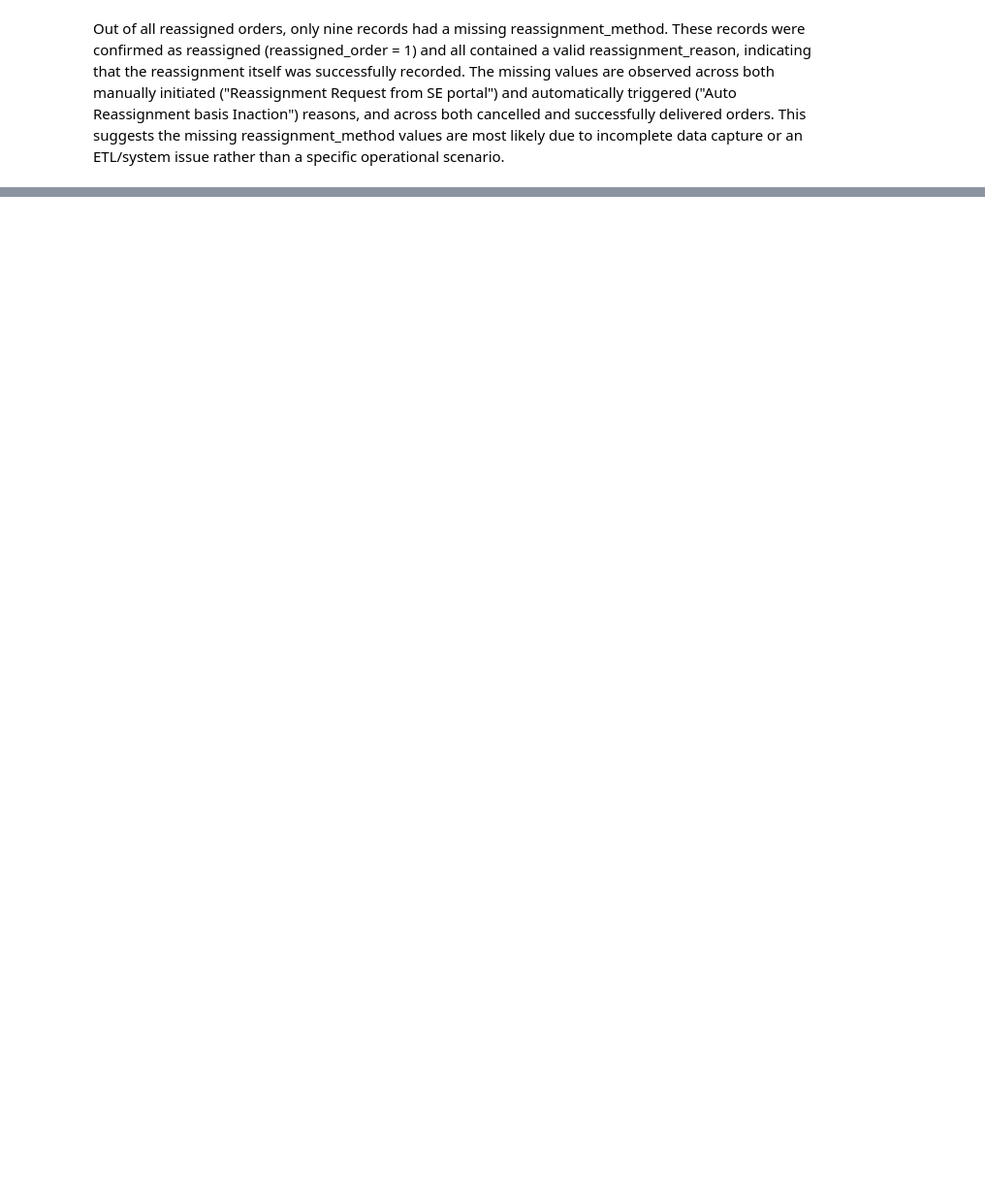
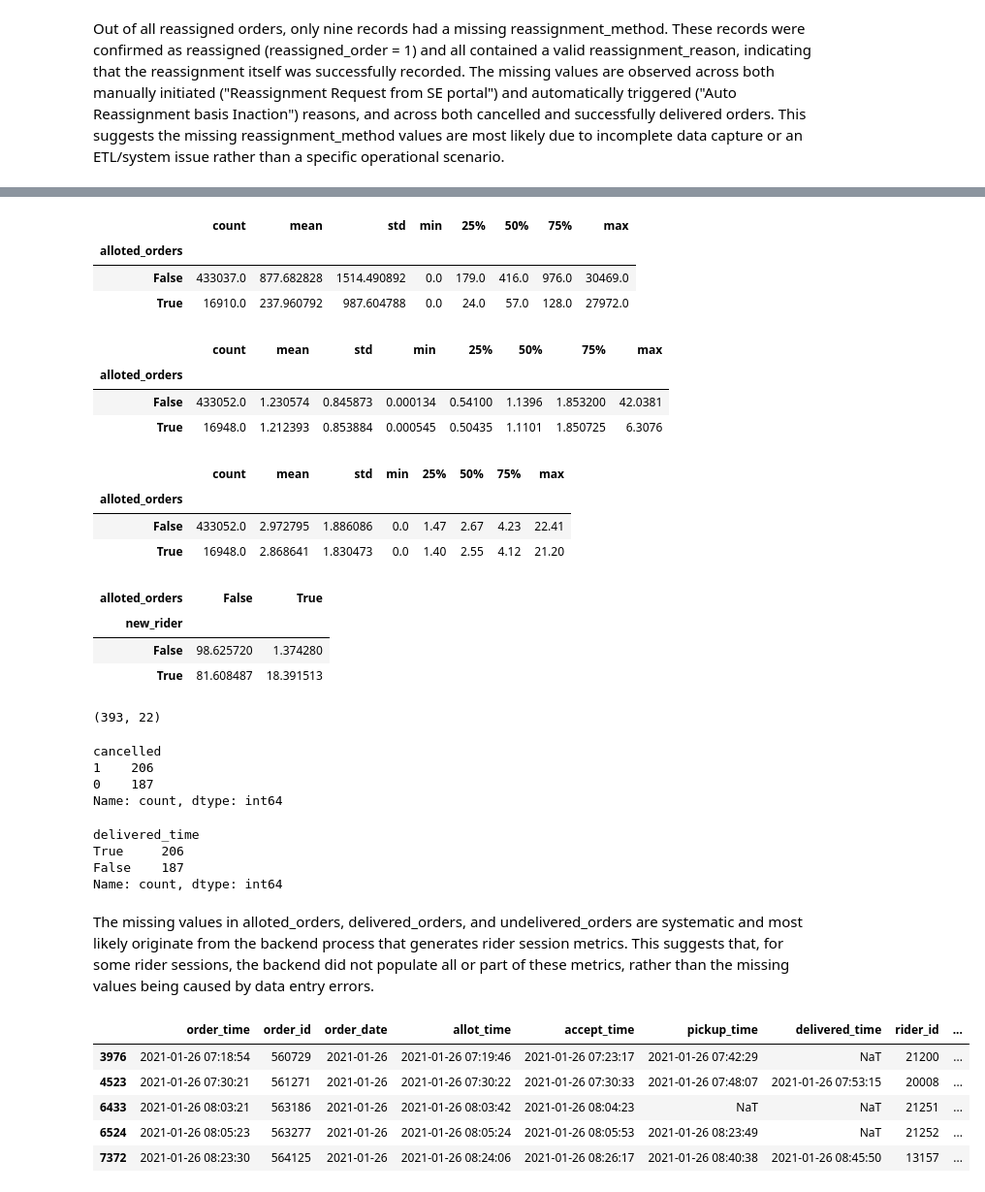
Before and after one commit to Ankush-r7/food_delivery_analytics, a Jupyter notebook: notebooks/data_understanding.ipynb, the cells around one changed output, grey strips where cells are left out. Shown at 97% size. Saved outputs shown, nothing was run; the diff lists cells and outputs as text; code cells hidden in the pictures; blank space fills up the shorter version.

Commit message:
Data Investigation

```diff
--- a/notebooks/data_understanding.ipynb
+++ b/notebooks/data_understanding.ipynb
@@ -433,0 +514,75 @@ Out of all reassigned orders, only nine records had a missing reassignment_metho
+# %%
+df.groupby(
+    df['alloted_orders'].isna()
+)['lifetime_order_count'].describe()
+# %% [output]
+|  | count | mean | std | min | 25% | 50% | 75% | max |
+| alloted_orders |  |  |  |  |  |  |  |  |
+| False | 433037.0 | 877.682828 | 1514.490892 | 0.0 | 179.0 | 416.0 | 976.0 | 30469.0 |
+| True | 16910.0 | 237.960792 | 987.604788 | 0.0 | 24.0 | 57.0 | 128.0 | 27972.0 |
+# %%
+df.groupby(
+    df['alloted_orders'].isna()
+)['first_mile_distance'].describe()
+# %% [output]
+|  | count | mean | std | min | 25% | 50% | 75% | max |
+| alloted_orders |  |  |  |  |  |  |  |  |
+| False | 433052.0 | 1.230574 | 0.845873 | 0.000134 | 0.54100 | 1.1396 | 1.853200 | 42.0381 |
+| True | 16948.0 | 1.212393 | 0.853884 | 0.000545 | 0.50435 | 1.1101 | 1.850725 | 6.3076 |
+# %%
+df.groupby(
+    df['alloted_orders'].isna()
+)['last_mile_distance'].describe()
+# %% [output]
+|  | count | mean | std | min | 25% | 50% | 75% | max |
+| alloted_orders |  |  |  |  |  |  |  |  |
+| False | 433052.0 | 2.972795 | 1.886086 | 0.0 | 1.47 | 2.67 | 4.23 | 22.41 |
+| True | 16948.0 | 2.868641 | 1.830473 | 0.0 | 1.40 | 2.55 | 4.12 | 21.20 |
+# %%
+df['new_rider'] = df['lifetime_order_count'] < 100
+
+pd.crosstab(
+    df['new_rider'],
+    df['alloted_orders'].isna(),
+    normalize='index'
+) * 100
+# %% [output]
+| alloted_orders | False | True |
+| new_rider |  |  |
+| False | 98.625720 | 1.374280 |
+| True | 81.608487 | 18.391513 |
+# %%
+extra = df[
+    df['alloted_orders'].notna() &
+    df['delivered_orders'].isna() &
+    df['undelivered_orders'].isna()
+]
+
+extra.shape
+# %% [output]
+(393, 22)
+# %%
+extra['cancelled'].value_counts(dropna=False)
+# %% [output]
+cancelled
+1    206
+0    187
+Name: count, dtype: int64
+# %%
+extra['delivered_time'].isna().value_counts()
+# %% [output]
+delivered_time
+True     206
+False    187
+Name: count, dtype: int64
+# %% [markdown]
+The missing values in alloted_orders, delivered_orders, and undelivered_orders are systematic and most likely originate from the backend process that generates rider session metrics. This suggests that, for some rider sessions, the backend did not populate all or part of these metrics, rather than the missing values being caused by data entry errors.
+# %%
+extra.head()
+# %% [output]
+|  | order_time | order_id | order_date | allot_time | accept_time | pickup_time | delivered_time | rider_id | ... |
+| 3976 | 2021-01-26 07:18:54 | 560729 | 2021-01-26 | 2021-01-26 07:19:46 | 2021-01-26 07:23:17 | 2021-01-26 07:42:29 | NaT | 21200 | ... |
+| 4523 | 2021-01-26 07:30:21 | 561271 | 2021-01-26 | 2021-01-26 07:30:22 | 2021-01-26 07:30:33 | 2021-01-26 07:48:07 | 2021-01-26 07:53:15 | 20008 | ... |
+| 6433 | 2021-01-26 08:03:21 | 563186 | 2021-01-26 | 2021-01-26 08:03:42 | 2021-01-26 08:04:23 | NaT | NaT | 21251 | ... |
+| 6524 | 2021-01-26 08:05:23 | 563277 | 2021-01-26 | 2021-01-26 08:05:24 | 2021-01-26 08:05:53 | 2021-01-26 08:23:49 | NaT | 21252 | ... |
+| 7372 | 2021-01-26 08:23:30 | 564125 | 2021-01-26 | 2021-01-26 08:24:06 | 2021-01-26 08:26:17 | 2021-01-26 08:40:38 | 2021-01-26 08:45:50 | 13157 | ... |
```
Also changed, not shown: parts of 25 cells of this notebook.
